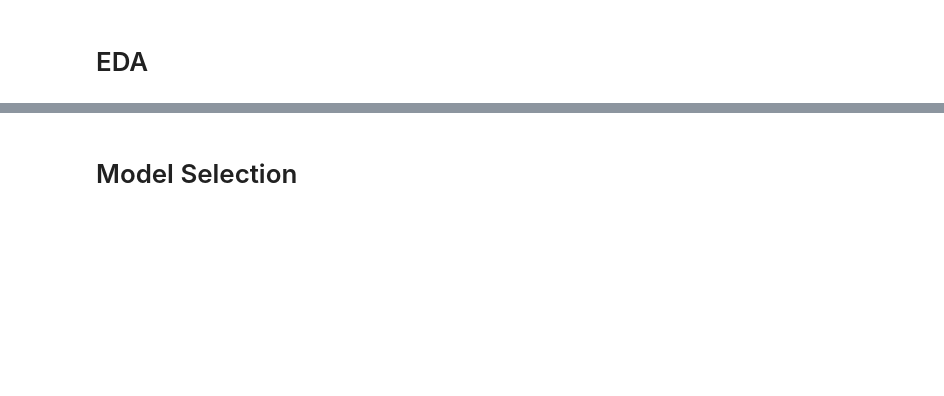
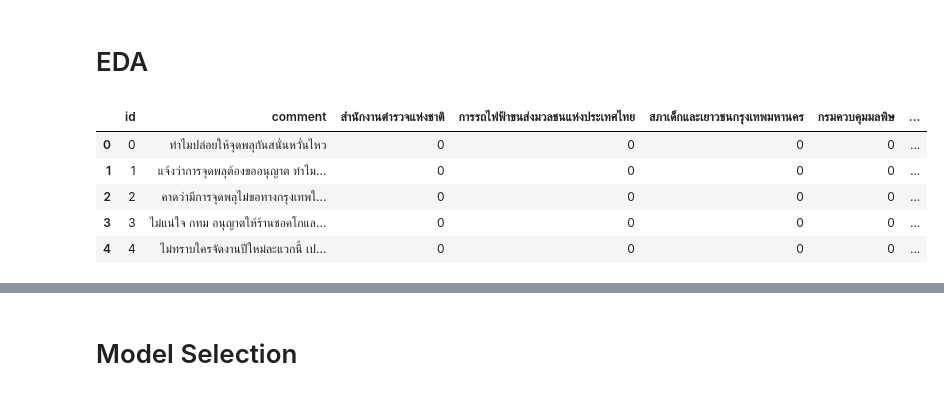
Before and after one commit to Bennette321321/DSDE-Traffy-Fondue, a Jupyter notebook: main.ipynb, the cells around one changed output, grey strips where cells are left out. Saved outputs shown, nothing was run; the diff lists cells and outputs as text; code cells hidden in the pictures; blank space fills up the shorter version.

```diff
--- a/main.ipynb
+++ b/main.ipynb
@@ -25,7 +28,14 @@ print('GPU:', torch.cuda.is_available())
 # %% [markdown]
 # EDA
 # %%
-train_df = pd.read_csv("data/train.csv")
+train_df = pd.read_csv("data/raw/train.csv")
 train_df.head()
+# %% [output]
+|  | id | comment | สำนักงานตำรวจแห่งชาติ | การรถไฟฟ้าขนส่งมวลชนแห่งประเทศไทย | สภาเด็กและเยาวชนกรุงเทพมหานคร | กรมควบคุมมลพิษ | ... |
+| 0 | 0 | ทำไมปล่อยให้จุดพลุกันสนั่นหวั่นไหว | 0 | 0 | 0 | 0 | ... |
+| 1 | 1 | แจ้งว่าการจุดพลุต้องขออนุญาต ทำไม... | 0 | 0 | 0 | 0 | ... |
+| 2 | 2 | คาดว่ามีการจุดพลุไม่ขอทางกรุงเทพใ... | 0 | 0 | 0 | 0 | ... |
+| 3 | 3 | ไม่แน่ใจ กทม อนุญาตให้ร้านชอคโกแล... | 0 | 0 | 0 | 0 | ... |
+| 4 | 4 | ไม่ทราบใครจัดงานปีใหม่ละแวกนี้ เป... | 0 | 0 | 0 | 0 | ... |
 # %%
 train_df.info()
```
Also changed, not shown: parts of 15 cells of this notebook.
